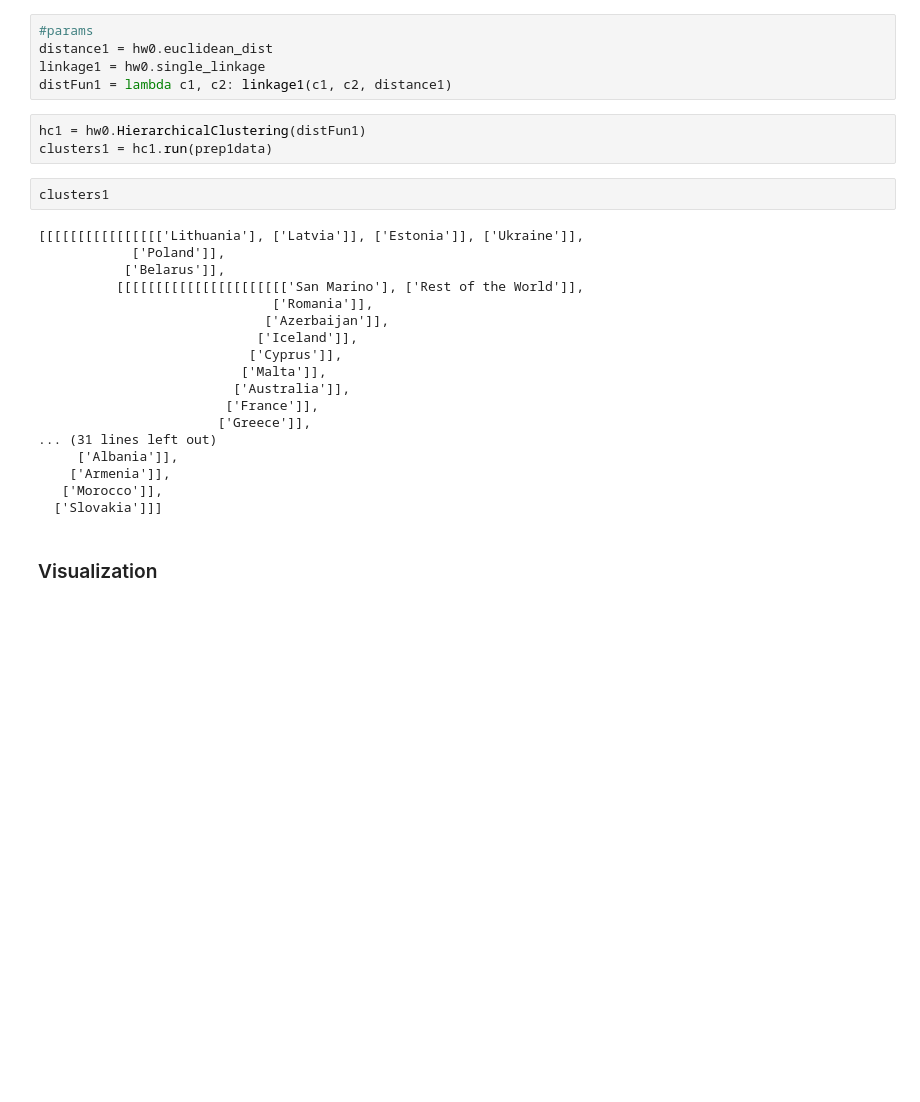
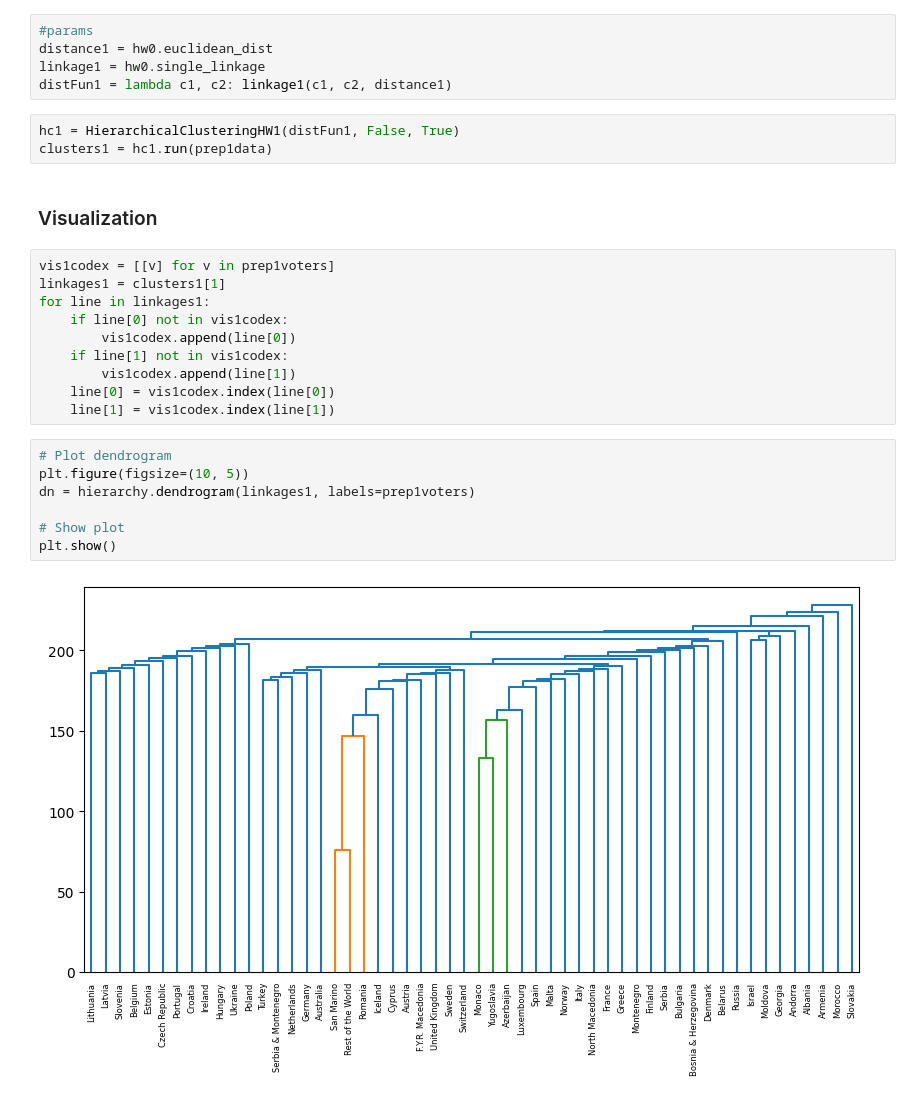
Before and after one commit to brziga/uozp-hw1, a Jupyter notebook: hw1.ipynb, the cells around one changed output. Saved outputs shown, nothing was run; the diff lists cells and outputs as text; blank space fills up the shorter version.

Commit message:
Dendrogram visualization version 1

```diff
--- a/hw1.ipynb
+++ b/hw1.ipynb
@@ -109,27 +152,26 @@ distance1 = hw0.euclidean_dist
 linkage1 = hw0.single_linkage
 distFun1 = lambda c1, c2: linkage1(c1, c2, distance1)
 # %%
-hc1 = hw0.HierarchicalClustering(distFun1)
+hc1 = HierarchicalClusteringHW1(distFun1, False, True)
 clusters1 = hc1.run(prep1data)
-# %%
-clusters1
-# %% [output]
-[[[[[[[[[[[[[[[['Lithuania'], ['Latvia']], ['Estonia']], ['Ukraine']],
-            ['Poland']],
-           ['Belarus']],
-          [[[[[[[[[[[[[[[[[[[[[['San Marino'], ['Rest of the World']],
-                              ['Romania']],
-                             ['Azerbaijan']],
-                            ['Iceland']],
-                           ['Cyprus']],
-                          ['Malta']],
-                         ['Australia']],
-                        ['France']],
-                       ['Greece']],
-... (31 lines left out)
-     ['Albania']],
-    ['Armenia']],
-   ['Morocco']],
-  ['Slovakia']]]
 # %% [markdown]
 ### Visualization
+# %%
+vis1codex = [[v] for v in prep1voters]
+linkages1 = clusters1[1]
+for line in linkages1:
+    if line[0] not in vis1codex:
+        vis1codex.append(line[0])
+    if line[1] not in vis1codex:
+        vis1codex.append(line[1])
+    line[0] = vis1codex.index(line[0])
+    line[1] = vis1codex.index(line[1])
+# %%
+# Plot dendrogram
+plt.figure(figsize=(10, 5))
+dn = hierarchy.dendrogram(linkages1, labels=prep1voters)
+
+# Show plot
+plt.show()
+# %% [output]
+[figure, added]
```
Also changed, not shown: parts of 1 cell of this notebook, 1 other file.
